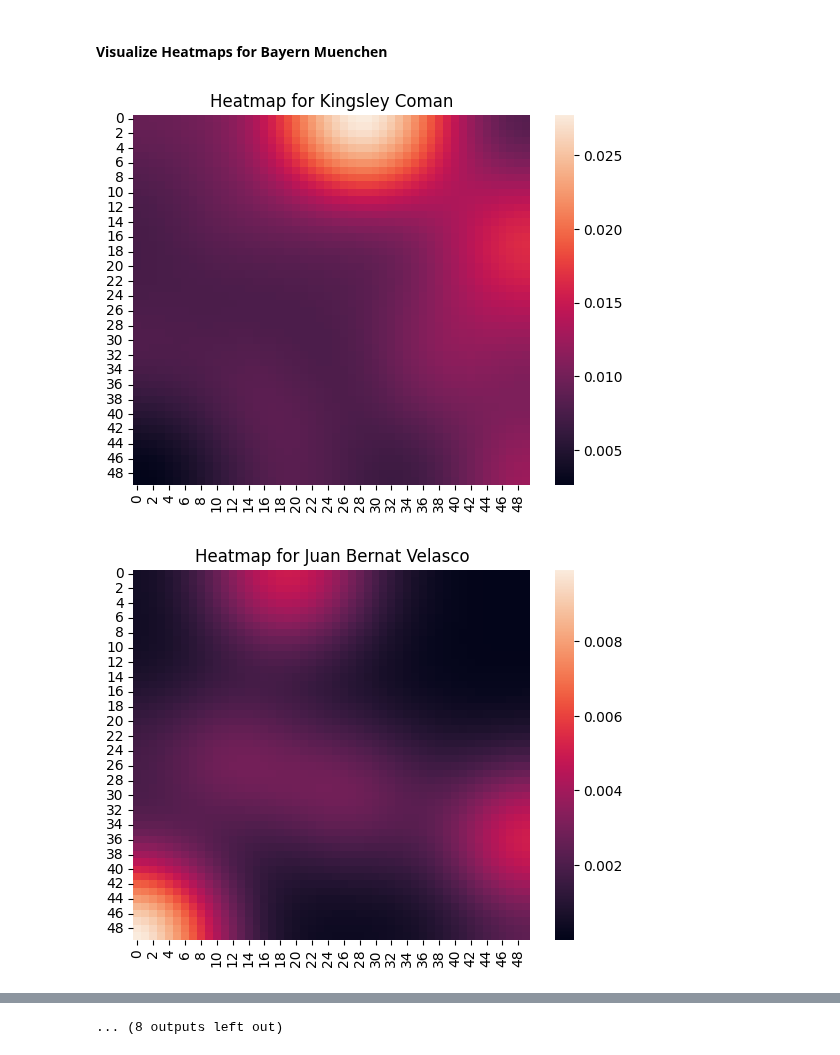
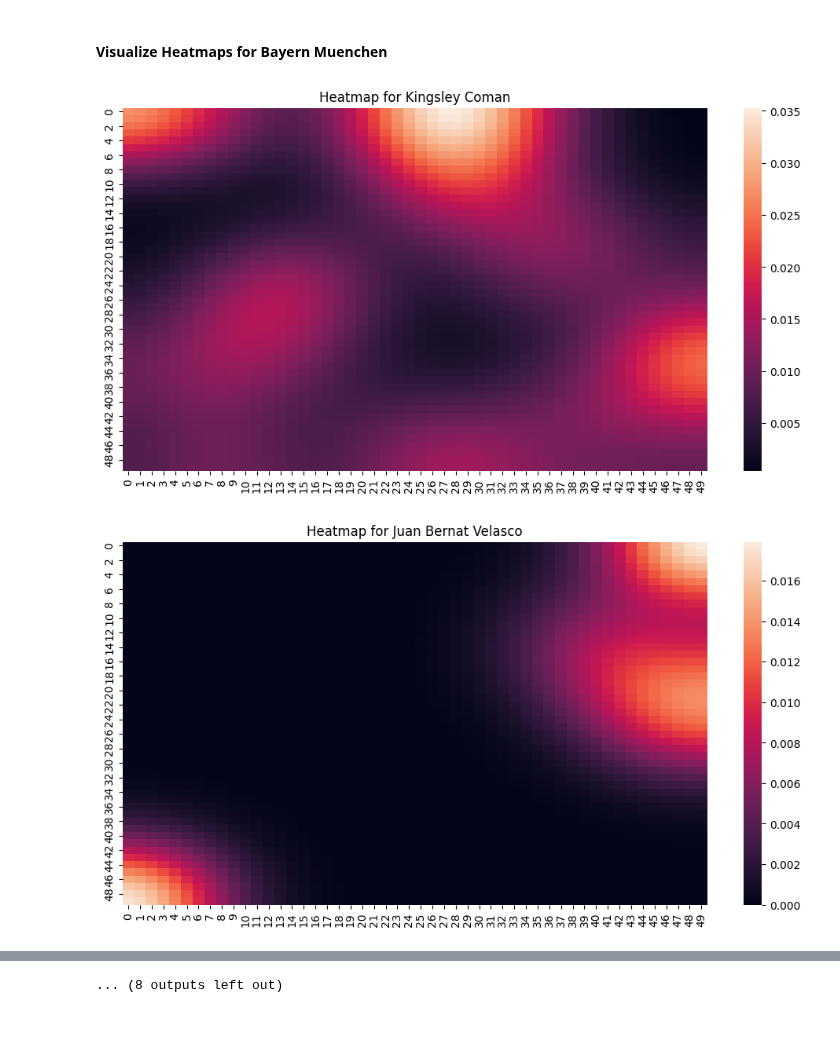
Before and after one commit to raphaelsenn/playervectors, a Jupyter notebook: events_germany.ipynb, the cells around one changed output, grey strips where cells are left out. Saved outputs shown, nothing was run; the diff lists cells and outputs as text; code cells hidden in the pictures; blank space fills up the shorter version.

Commit message:
naive normalization

```diff
--- a/events_germany.ipynb
+++ b/events_germany.ipynb
@@ -67,6 +67,20 @@ Data columns (total 17 columns):
  16  pos_dest_x    468629 non-null  int64
 dtypes: float64(2), int64(9), object(6)
 memory usage: 64.4+ MB
+# %%
+# Normalize data (naive assumption, need to work on this!)
+def normalize_playing_direction(data):
+    data_normalized = data.copy()
+    for index, row in data.iterrows():
+        # if row['matchPeriod'] == '2H':
+        if row['pos_orig_x'] > 50:
+            # Flip coordinates for consistent direction
+            data_normalized.at[index, 'pos_orig_x'] = 100 - row['pos_orig_x']
+            data_normalized.at[index, 'pos_dest_x'] = 100 - row['pos_dest_x']
+            data_normalized.at[index, 'pos_orig_y'] = 100 - row['pos_orig_y']
+            data_normalized.at[index, 'pos_dest_y'] = 100 - row['pos_dest_y']
+    return data_normalized
+df_events = normalize_playing_direction(df_events)
 # %% [markdown]
 ## Load Players
 # %%
@@ -224,7 +238,7 @@ duells.head()
 # %%
 # Heatmap parameters
 N, M = 50, 50
-sigma = 8.0
+sigma = 6.0
 k = 4
 # %% [markdown]
 ### 1. Calculating Heatmaps
@@ -250,10 +264,11 @@ for _, row in shots.iterrows():
 # %%
 for playerID in teams[bayern_wyid]:
     if playerID in heatmaps_shot:
         X = heatmaps_shot[playerID]
+        plt.figure(figsize=(12, 6))
         plt.title(f'Heatmap for {players[playerID][1]} {players[playerID][2]}')
         sns.heatmap(X)
         plt.show()
 # %% [output]
-[figure, old version]
+[figure, new version]
-[figure, old version]
+[figure, new version]
```
Also changed, not shown: parts of 5 cells of this notebook.
